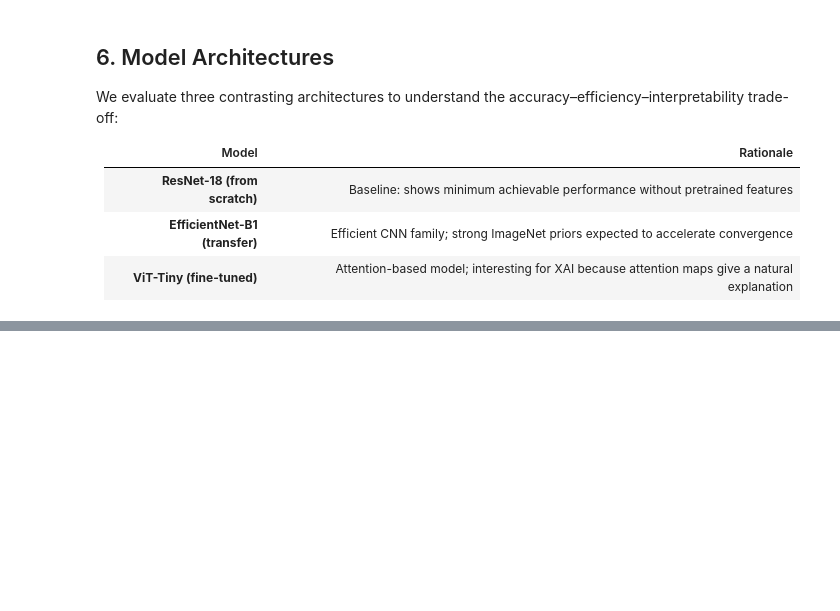
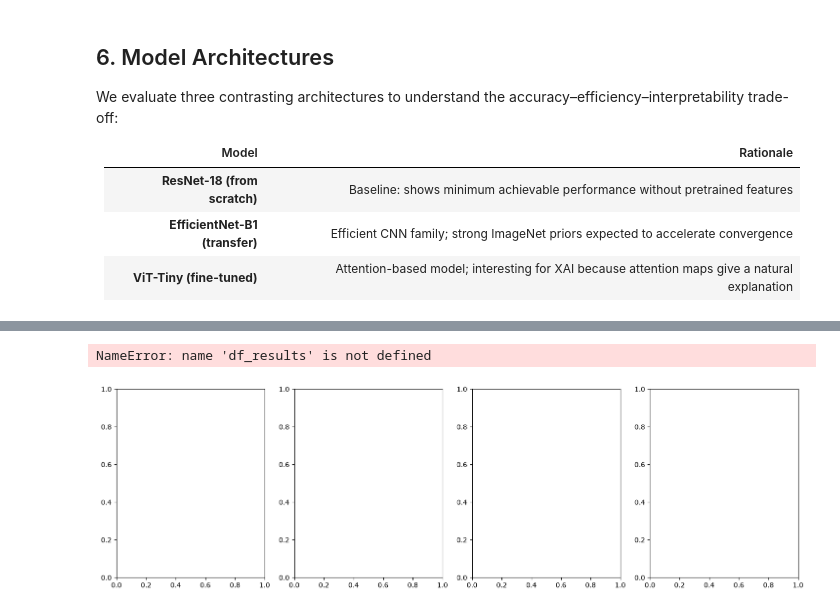
Before and after one commit to jamalgh/XAI_2026_project, a Jupyter notebook: Finger_classifier.ipynb, the cells around one changed output, grey strips where cells are left out. Saved outputs shown, nothing was run; the diff lists cells and outputs as text; code cells hidden in the pictures; blank space fills up the shorter version.

```diff
--- a/Finger_classifier.ipynb
+++ b/Finger_classifier.ipynb
@@ -475,0 +837,23 @@ for name, builder in MODEL_BUILDERS.items():
+# %%
+# Comparative bar chart ───────────────────────────────────────────────────────
+fig, axes = plt.subplots(1, 4, figsize=(18, 5))
+metrics = ['Accuracy', 'Macro F1', 'Latency (ms/img)', 'Size (MB)']
+colors  = ['#4C72B0', '#DD8452', '#55A868']
+
+for ax, metric in zip(axes, metrics):
+    vals = df_results[metric]
+    bars = ax.bar(vals.index, vals.values, color=colors)
+    ax.bar_label(bars, fmt='%.3f', fontsize=8)
+    ax.set_title(metric, fontweight='bold')
+    ax.set_ylim(0, vals.max() * 1.25)
+    ax.tick_params(axis='x', rotation=20)
+
+fig.suptitle('Model Comparison Dashboard', fontsize=14, fontweight='bold')
+plt.tight_layout()
+plt.savefig('model_comparison_chart.png', dpi=150, bbox_inches='tight')
+plt.show()
+print('\n[Key Insight] EfficientNetB1 achieves the best accuracy/F1 with moderate')
+print('              size and latency, making it the recommended deployment model.')
+# %% [output]
+NameError: name 'df_results' is not defined
+[figure, added]
```
Also changed, not shown: parts of 11 cells of this notebook.
